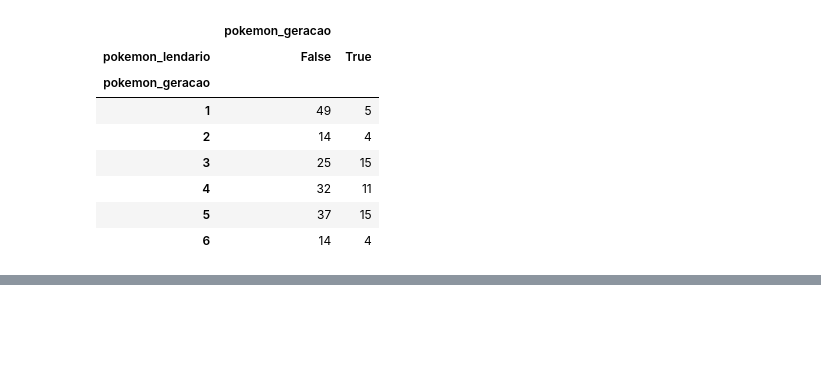
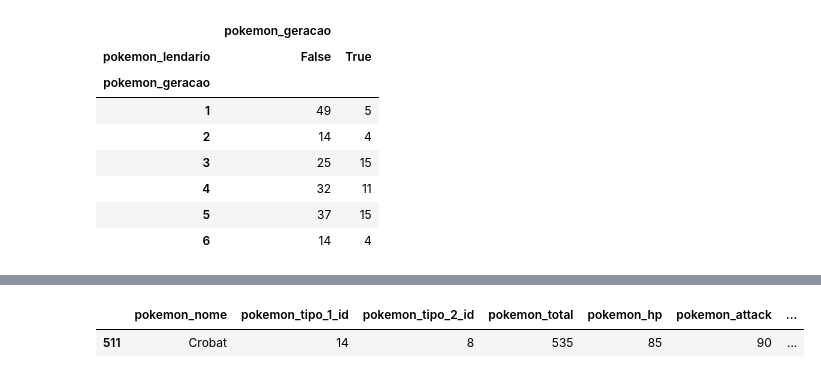
Before and after one commit to MarcusPauloFaustino1/Exercicios-Growdev, a Jupyter notebook: Trabalho_Final_Prog_DS_II.ipynb, the cells around one changed output, grey strips where cells are left out. Drawn from its saved outputs; the diff is of its cells as text; code cells hidden in the pictures; blank space fills up the shorter version.

```diff
--- a/Trabalho_Final_Prog_DS_II.ipynb
+++ b/Trabalho_Final_Prog_DS_II.ipynb
@@ -207,0 +170,18 @@ dtype: float64
+# %%
+# Criando uma nova coluna chamada "tipo_definitivo", para tornar possível, de uma única vez, a classificação dos pokemons por tipo e subtipo.
+
+pkm_todos_tipos['tipo_definitivo'] = pkm_todos_tipos['pokemon_tipo_1_nome'].astype('str') + '/' + pkm_todos_tipos['pokemon_tipo_2_nome'].astype('str')
+
+
+def soma(values):
+    soma_valores = values.sum()   # Criando função para soma de valores.
+    return soma_valores
+
+pokemons_defesa_menor_50_tipo = pkm_todos_tipos.query('pokemon_defense < 50')    # Selecionando pokemons com defesa menor que 50.
+
+pokemons_total_tipo_defesa = pd.pivot_table(pokemons_defesa_menor_50_tipo,
+                        index = ['tipo_definitivo'],                        #  Pivoteamento para criar tabela tendo com index os tipos definitivos
+                        aggfunc={'pokemon_total': soma}                     # e como colunas a soma dos valores de pokemon_total de todos tipos definitivos de pokemons.
+                        )
+
+pokemons_total_tipo_defesa.plot(kind='bar')  # plotando o gráfico
@@ -207,0 +229,34 @@ dtype: float64
+# %%
+'''7) Um treinador pokémon quer escolher um pokémon para a batalha.
+Faça uma análise para indicar o melhor pokemon possível para o
+embate.
+a) O adversário possui um pokémon do tipo Grass, e que esse
+tipo possui desvantagem sobre pokémons do tipo Bug, Fire,
+Flying, Ice e Poison.
+b) O pokémon deve ser no máximo da geração 3
+c) O ataque do pokémon deve ser menor ou igual a 100.
+
+d) A defesa deve ser maior que 30.
+e) O pokémon pode ter um tipo secundário que não influencia na
+regra a.
+f) O pokémon não pode ser lendário.'''
+
+pkm_tipos = pkm_todos_tipos.query(
+    '(pokemon_tipo_1_nome == "Bug"'
+    ' | pokemon_tipo_1_nome == "Fire"'
+    ' | pokemon_tipo_1_nome == "Flying"'
+    ' | pokemon_tipo_1_nome == "Ice"'
+    ' | pokemon_tipo_1_nome == "Poison")'
+    ' & pokemon_lendario == False'
+    ' & pokemon_geracao <= 3'
+    ' &pokemon_defense > 30 '
+    ' & pokemon_attack <= 100')
+
+pkm_tipos['pokemon_total'].max()
+
+pkm_total = pkm_tipos.query('pokemon_total == 535')
+
+pkm_total
+# %% [output]
+|  | pokemon_nome | pokemon_tipo_1_id | pokemon_tipo_2_id | pokemon_total | pokemon_hp | pokemon_attack | ... |
+| 511 | Crobat | 14 | 8 | 535 | 85 | 90 | ... |
```
Also changed, not shown: parts of 13 cells of this notebook.
